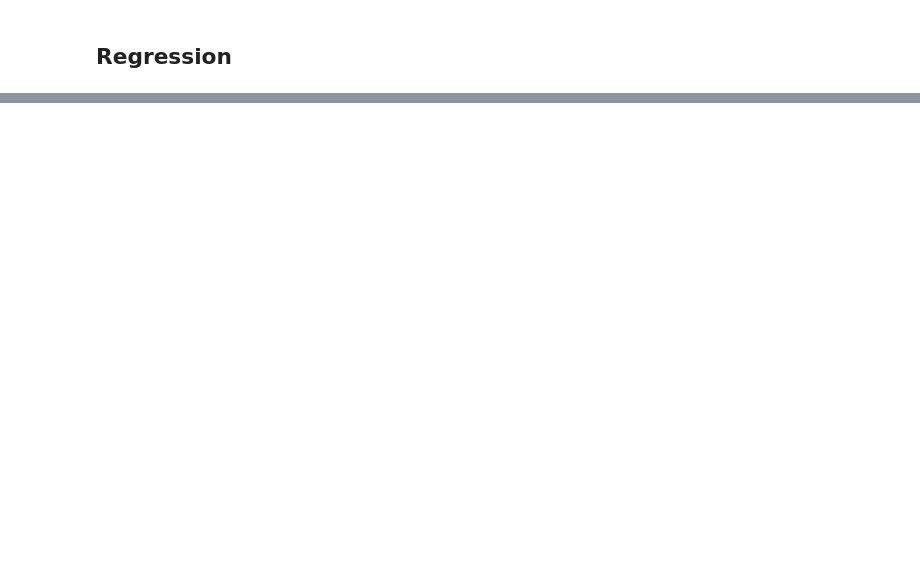
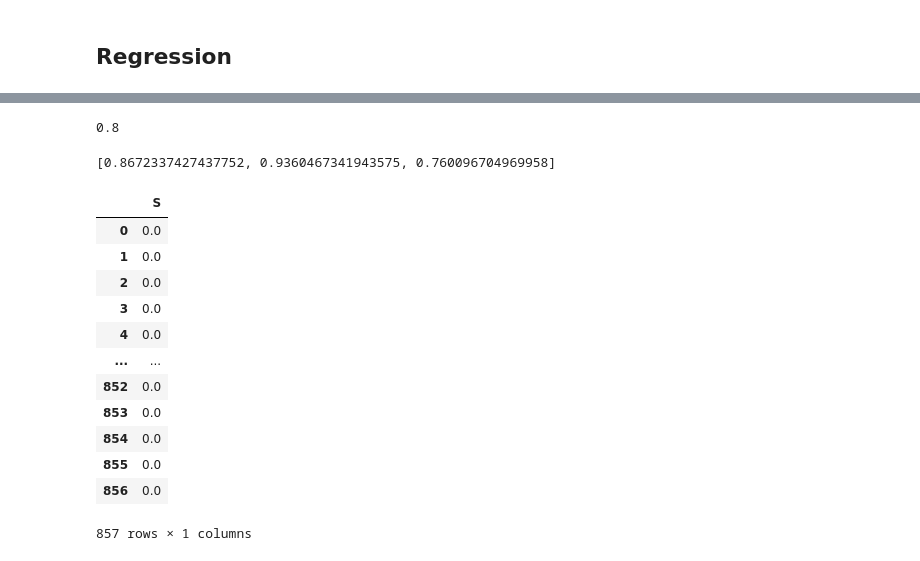
Before and after one commit to CalvinRoth/CovidEmotionsProject, a Jupyter notebook: project.ipynb, the cells around one changed output, grey strips where cells are left out. Drawn from its saved outputs; the diff is of its cells as text; code cells hidden in the pictures; blank space fills up the shorter version.

```diff
--- a/project.ipynb
+++ b/project.ipynb
@@ -127,13 +152,13 @@ totals = np.sum(twitter_data[["A","S","F","H","N"]], axis=1)
 total_sent = [average_sent(twitter_data.iloc[i]) for i in range(len(twitter_data["A"]))][::-1]
 for i in range(n):
     if(i==5):
-        emote_data[i,:] = covid_data["daily_cases"][7:864]
-        sent_data[i,:] = covid_data["daily_cases"][7:864]
+        emote_data[i,:] = covid_data["daily_case"][7:864]
+        sent_data[i,:] = covid_data["daily_case"][7:864]
 
         emote_dis[i,:] = [filter_foo(val,
-                                covid_data["daily_cases"][7:864]) for val in covid_data["daily_cases"][7:864]]
+                                covid_data["daily_case"][7:864]) for val in covid_data["daily_case"][7:864]]
         sent_dis[i,:] = [filter_foo(val,
-                                covid_data["daily_cases"][7:864]) for val in covid_data["daily_cases"][7:864]]
+                                covid_data["daily_case"][7:864]) for val in covid_data["daily_case"][7:864]]
         #emote_dis[i+7, :] = [filter_foo(val, covid_data["daily_cases"][7:864]) for val in covid_data["daily_cases"][7:864].rolling(7).sum().fillna(0)]
 
     elif(i==6):
@@ -146,9 +171,9 @@ for i in range(n):
                                 covid_data["daily_death"][7:864]) for val in covid_data["daily_death"][7:864]]
         #remote_dis[i+7, :] = [filter_foo(val, covid_data["daily_death"][7:864]) for val in covid_data["daily_death"][7:864].rolling(7).sum().fillna(0)]
 
-    #elif(i==7):
-    #    emote_dis[i, :] = [filter_foo(val, covid_data["daily_cases"][7:864]) for val in covid_data["daily_cases"][7:864].rolling(3).sum().fillna(0)]
-    #elif(i==8):
+    # "elif(i==7):
+    #    emote_dis[i, :] = [filter_foo(val, np.sum(twitter_data[["A","F","S","N","H"]],axis=1)) for val in np.sum(twitter_data[["A","F","S","N","H"]][::-1],axis=1)]"
+
     else:
         emote_data[i,:] = twitter_data[keys_emote[i]][::-1]
         sent_data[i,:] = twitter_data[keys_sent[i]][::-1]
@@ -158,3 +183,5 @@ for i in range(n):
                                 twitter_data[keys_sent[i]]) for val in twitter_data[keys_sent[i]][::-1]]
 
         #emote_dis[i+7, :] = [filter_foo(val, twitter_data[keys_emote[i]]) for val in twitter_data[keys_emote[i]][::-1].rolling(7).sum().fillna(0)]
+
+df_emote_dis = pd.DataFrame(emote_dis.T, columns=["A", "S", "F", "H","N","sick","deaths"])
@@ -426,0 +380,5 @@ GraphNode(1)
+# %%
+clf = LogisticRegression(random_state=0).fit(df_emote_dis[["A","sick"]].iloc[train_set], df_emote_dis["deaths"].iloc[train_set])
+clf.score(df_emote_dis[["A","sick"]].iloc[test_set], df_emote_dis["deaths"].iloc[test_set])
+# %% [output]
+0.8
@@ -426,0 +406,22 @@ GraphNode(1)
+# %%
+accuracies
+# %% [output]
+[0.8672337427437752, 0.9360467341943575, 0.760096704969958]
+# %%
+x = ('S',)
+list(x)
+df_emote_dis[list(x)]
+# %% [output]
+|  | S |
+| 0 | 0.0 |
+| 1 | 0.0 |
+| 2 | 0.0 |
+| 3 | 0.0 |
+| 4 | 0.0 |
+| ... | ... |
+| 852 | 0.0 |
+| 853 | 0.0 |
+| 854 | 0.0 |
+| 855 | 0.0 |
+| 856 | 0.0 |
+857 rows × 1 columns
```
Also changed, not shown: parts of 30 cells of this notebook, 8 other files.
